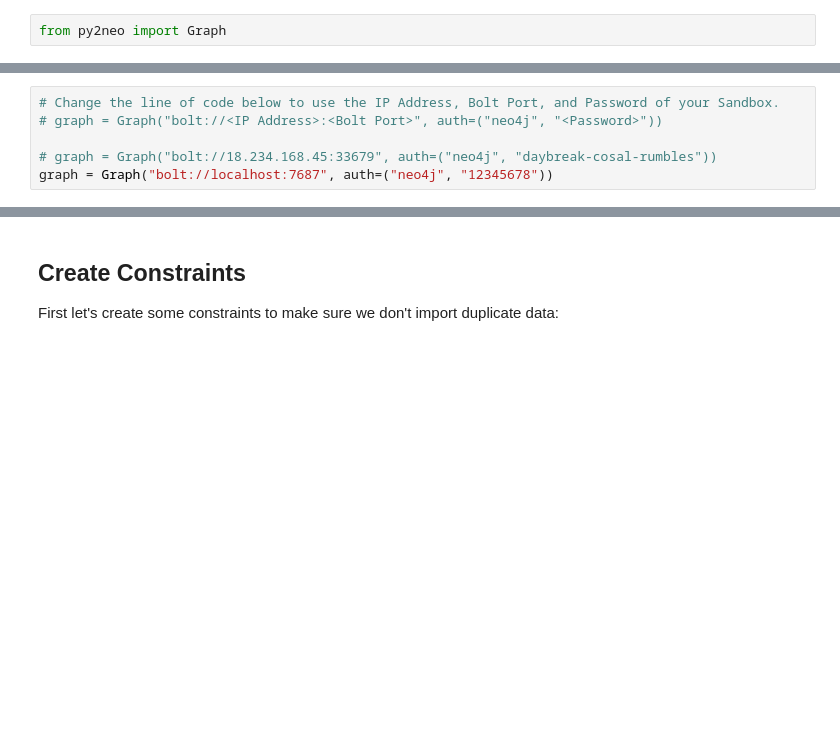
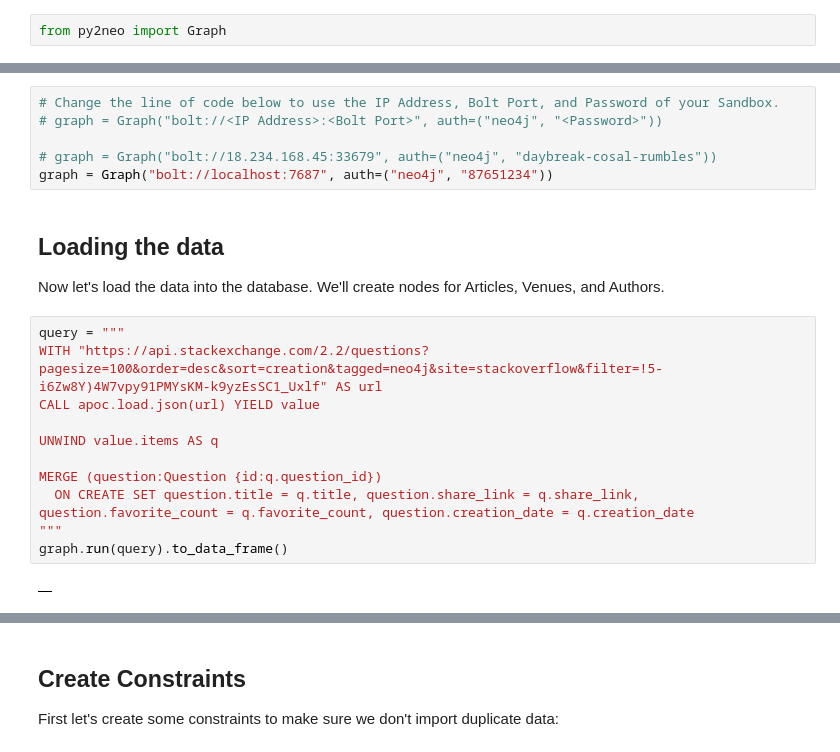
Before and after one commit to saiful-aromax/AroAI, a Jupyter notebook: B9AI101 GAI/Graph Data Science Prediction Case Study/01_DataLoading.ipynb, the cells around one changed output, grey strips where cells are left out. Cells and saved outputs as stored; diff of their text form; blank space fills up the shorter version.

```diff
--- a/B9AI101 GAI/Graph Data Science Prediction Case Study/01_DataLoading.ipynb
+++ b/B9AI101 GAI/Graph Data Science Prediction Case Study/01_DataLoading.ipynb
@@ -40,4 +36,21 @@ Create a [Neo4j 3.4 Sandbox](https://neo4j.com/sandbox-v2/) and paste the creden
 # graph = Graph("bolt://<IP Address>:<Bolt Port>", auth=("neo4j", "<Password>"))
 
 # graph = Graph("bolt://18.234.168.45:33679", auth=("neo4j", "daybreak-cosal-rumbles"))
-graph = Graph("bolt://localhost:7687", auth=("neo4j", "12345678"))
+graph = Graph("bolt://localhost:7687", auth=("neo4j", "87651234"))
+# %% [markdown]
+## Loading the data
+
+Now let's load the data into the database. We'll create nodes for Articles, Venues, and Authors.
+# %%
+query = """
+WITH "https://api.stackexchange.com/2.2/questions?pagesize=100&order=desc&sort=creation&tagged=neo4j&site=stackoverflow&filter=!5-i6Zw8Y)4W7vpy91PMYsKM-k9yzEsSC1_Uxlf" AS url
+CALL apoc.load.json(url) YIELD value
+
+UNWIND value.items AS q
+
+MERGE (question:Question {id:q.question_id})
+  ON CREATE SET question.title = q.title, question.share_link = q.share_link, question.favorite_count = q.favorite_count, question.creation_date = q.creation_date
+"""
+graph.run(query).to_data_frame()
+# %% [output]
+|  |
```
Also changed, not shown: parts of 6 cells of this notebook, 7 other files.
